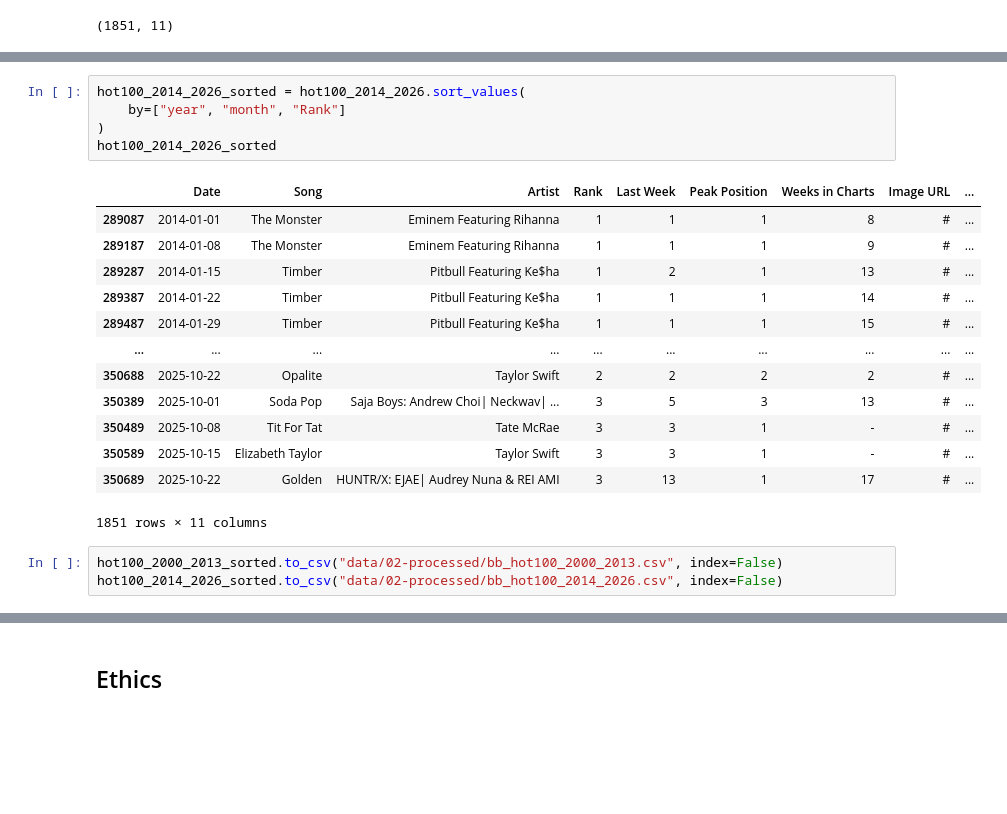
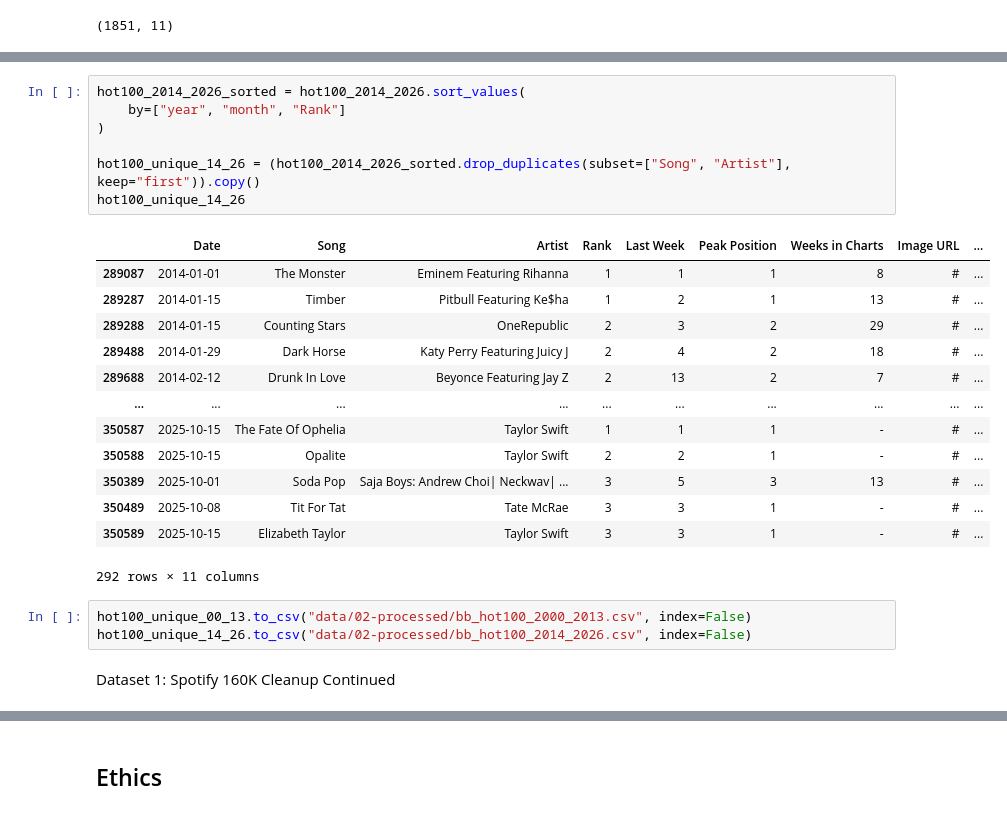
Before and after one commit to COGS108/Group096_WI26, a Jupyter notebook: 01-DataCheckpoint.ipynb, the cells around one changed output, grey strips where cells are left out. Saved outputs shown, nothing was run; the diff lists cells and outputs as text; blank space fills up the shorter version.

Commit message:
Data Cleaning for Spotify 160k Complete

```diff
--- a/01-DataCheckpoint.ipynb
+++ b/01-DataCheckpoint.ipynb
@@ -403,22 +415,26 @@ hot100_2000_2013_sorted
 # %%
 hot100_2014_2026_sorted = hot100_2014_2026.sort_values(
     by=["year", "month", "Rank"]
 )
-hot100_2014_2026_sorted
+
+hot100_unique_14_26 = (hot100_2014_2026_sorted.drop_duplicates(subset=["Song", "Artist"], keep="first")).copy()
+hot100_unique_14_26
 # %% [output]
 |  | Date | Song | Artist | Rank | Last Week | Peak Position | Weeks in Charts | Image URL | ... |
 | 289087 | 2014-01-01 | The Monster | Eminem Featuring Rihanna | 1 | 1 | 1 | 8 | # | ... |
-| 289187 | 2014-01-08 | The Monster | Eminem Featuring Rihanna | 1 | 1 | 1 | 9 | # | ... |
 | 289287 | 2014-01-15 | Timber | Pitbull Featuring Ke$ha | 1 | 2 | 1 | 13 | # | ... |
-| 289387 | 2014-01-22 | Timber | Pitbull Featuring Ke$ha | 1 | 1 | 1 | 14 | # | ... |
-| 289487 | 2014-01-29 | Timber | Pitbull Featuring Ke$ha | 1 | 1 | 1 | 15 | # | ... |
+| 289288 | 2014-01-15 | Counting Stars | OneRepublic | 2 | 3 | 2 | 29 | # | ... |
+| 289488 | 2014-01-29 | Dark Horse | Katy Perry Featuring Juicy J | 2 | 4 | 2 | 18 | # | ... |
+| 289688 | 2014-02-12 | Drunk In Love | Beyonce Featuring Jay Z | 2 | 13 | 2 | 7 | # | ... |
 | ... | ... | ... | ... | ... | ... | ... | ... | ... | ... |
-| 350688 | 2025-10-22 | Opalite | Taylor Swift | 2 | 2 | 2 | 2 | # | ... |
+| 350587 | 2025-10-15 | The Fate Of Ophelia | Taylor Swift | 1 | 1 | 1 | - | # | ... |
+| 350588 | 2025-10-15 | Opalite | Taylor Swift | 2 | 2 | 1 | - | # | ... |
 | 350389 | 2025-10-01 | Soda Pop | Saja Boys: Andrew Choi| Neckwav| ... | 3 | 5 | 3 | 13 | # | ... |
 | 350489 | 2025-10-08 | Tit For Tat | Tate McRae | 3 | 3 | 1 | - | # | ... |
 | 350589 | 2025-10-15 | Elizabeth Taylor | Taylor Swift | 3 | 3 | 1 | - | # | ... |
-| 350689 | 2025-10-22 | Golden | HUNTR/X: EJAE| Audrey Nuna & REI AMI | 3 | 13 | 1 | 17 | # | ... |
-1851 rows × 11 columns
+292 rows × 11 columns
 # %%
-hot100_2000_2013_sorted.to_csv("data/02-processed/bb_hot100_2000_2013.csv", index=False)
-hot100_2014_2026_sorted.to_csv("data/02-processed/bb_hot100_2014_2026.csv", index=False)
+hot100_unique_00_13.to_csv("data/02-processed/bb_hot100_2000_2013.csv", index=False)
+hot100_unique_14_26.to_csv("data/02-processed/bb_hot100_2014_2026.csv", index=False)
+# %% [markdown]
+Dataset 1: Spotify 160K Cleanup Continued
```
Also changed, not shown: parts of 11 cells of this notebook.
